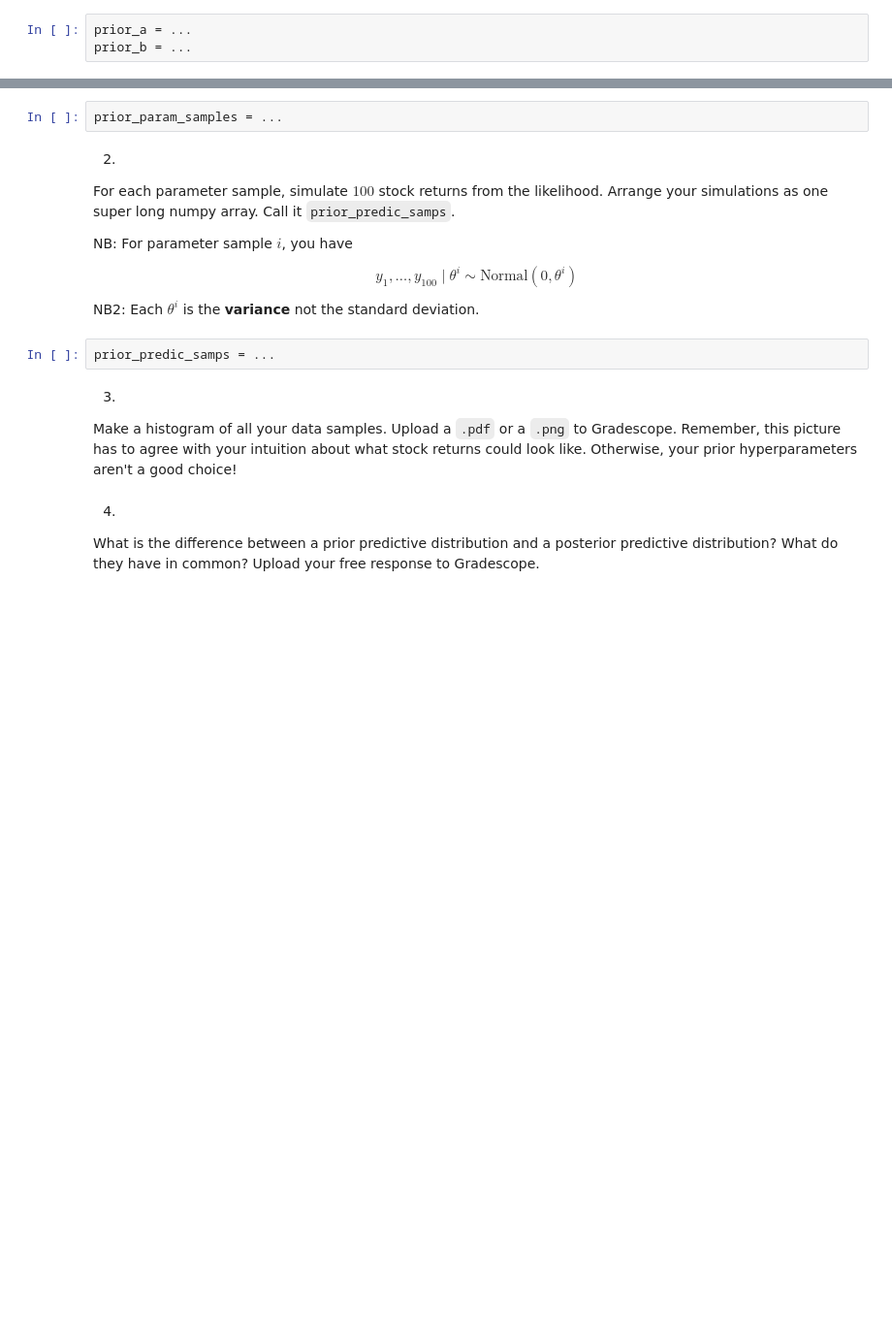
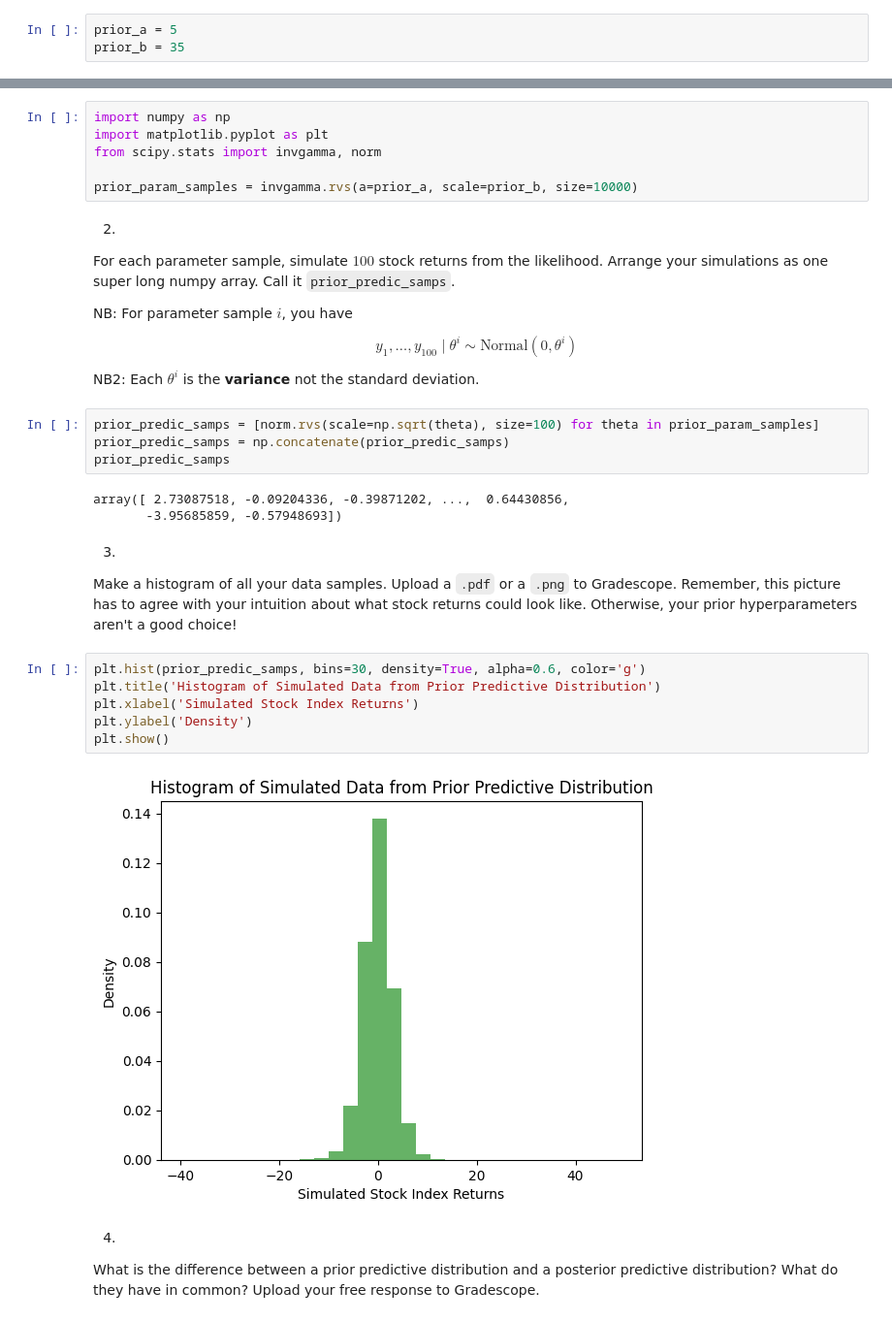
Before and after one commit to wloving77/ds-6040-wfl9zy, a Jupyter notebook: assignment3/assignment3.ipynb, the cells around one changed output, grey strips where cells are left out. Shown at 97% size. Saved outputs shown, nothing was run; the diff lists cells and outputs as text; blank space fills up the shorter version.

```diff
--- a/assignment3/assignment3.ipynb
+++ b/assignment3/assignment3.ipynb
@@ -100,8 +118,8 @@ NB2: it might take you a few iterations of all these subquestions to find hyperp
 
 First, assign your chosen $a$ and $b$ hyperparameters to `prior_a` and `prior_b`. Please restrict your attention to $a > 2$ (I'll explain why in class).
 # %%
-prior_a = ...
-prior_b = ...
+prior_a = 5
+prior_b = 35
 # %% [markdown]
 2.
 
@@ -109,7 +127,11 @@ Simulate $\theta^1, \theta^2, \ldots, \theta^{10,000}$ from the prior. Call thes
 
 NB: we are using a *superscript* to denote iteration number.
 # %%
-prior_param_samples = ...
+import numpy as np
+import matplotlib.pyplot as plt
+from scipy.stats import invgamma, norm
+
+prior_param_samples = invgamma.rvs(a=prior_a, scale=prior_b, size=10000)
 # %% [markdown]
 2.
 
@@ -123,11 +145,24 @@ $$
 
 NB2: Each $\theta^i$ is the **variance** not the standard deviation.
 # %%
-prior_predic_samps = ...
+prior_predic_samps = [norm.rvs(scale=np.sqrt(theta), size=100) for theta in prior_param_samples]
+prior_predic_samps = np.concatenate(prior_predic_samps)
+prior_predic_samps
+# %% [output]
+array([ 2.73087518, -0.09204336, -0.39871202, ...,  0.64430856,
+       -3.95685859, -0.57948693])
 # %% [markdown]
 3.
 
 Make a histogram of all your data samples. Upload a `.pdf` or a `.png` to Gradescope. Remember, this picture has to agree with your intuition about what stock returns could look like. Otherwise, your prior hyperparameters aren't a good choice!
+# %%
+plt.hist(prior_predic_samps, bins=30, density=True, alpha=0.6, color='g')
+plt.title('Histogram of Simulated Data from Prior Predictive Distribution')
+plt.xlabel('Simulated Stock Index Returns')
+plt.ylabel('Density')
+plt.show()
+# %% [output]
+[figure, added]
 # %% [markdown]
 4.
 
```
Also changed, not shown: parts of 13 cells of this notebook, 1 other file.
